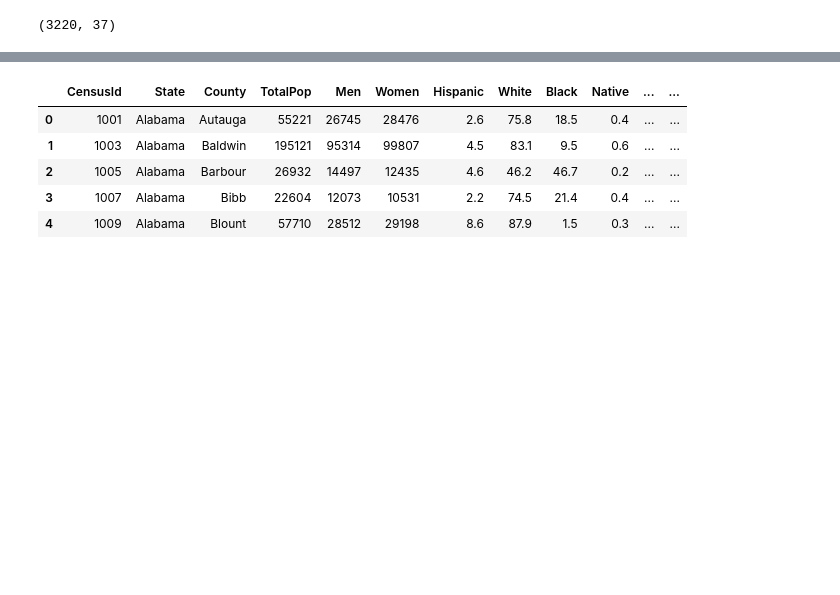
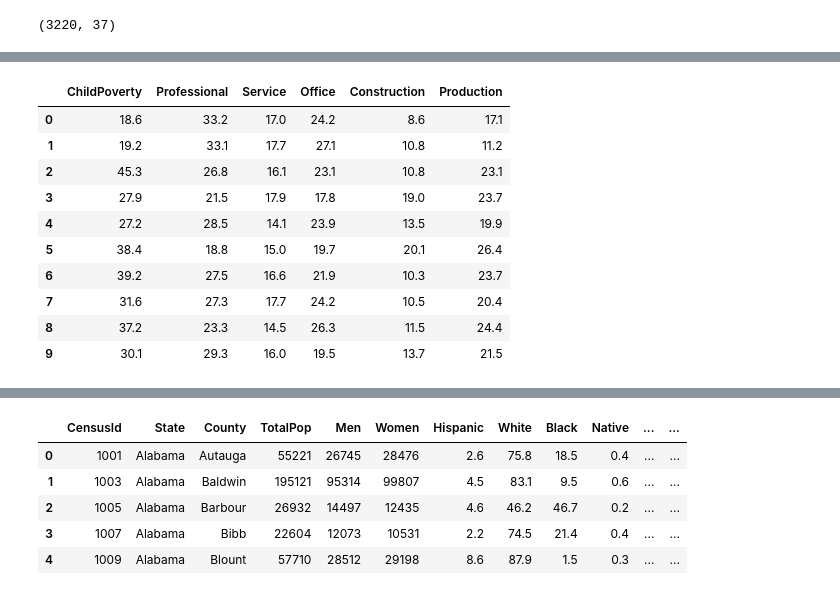
Before and after one commit to bimal-parajuli/data-visualization-us-demographics-dataset, a Jupyter notebook: Untitled.ipynb, the cells around one changed output, grey strips where cells are left out. Cells and saved outputs as stored; diff of their text form; code cells hidden in the pictures; blank space fills up the shorter version.

```diff
--- a/Untitled.ipynb
+++ b/Untitled.ipynb
@@ -23,3 +46,17 @@ county_data.shape
+# %%
+county_data.iloc[0:10,18:24]
+# %% [output]
+|  | ChildPoverty | Professional | Service | Office | Construction | Production |
+| 0 | 18.6 | 33.2 | 17.0 | 24.2 | 8.6 | 17.1 |
+| 1 | 19.2 | 33.1 | 17.7 | 27.1 | 10.8 | 11.2 |
+| 2 | 45.3 | 26.8 | 16.1 | 23.1 | 10.8 | 23.1 |
+| 3 | 27.9 | 21.5 | 17.9 | 17.8 | 19.0 | 23.7 |
+| 4 | 27.2 | 28.5 | 14.1 | 23.9 | 13.5 | 19.9 |
+| 5 | 38.4 | 18.8 | 15.0 | 19.7 | 20.1 | 26.4 |
+| 6 | 39.2 | 27.5 | 16.6 | 21.9 | 10.3 | 23.7 |
+| 7 | 31.6 | 27.3 | 17.7 | 24.2 | 10.5 | 20.4 |
+| 8 | 37.2 | 23.3 | 14.5 | 26.3 | 11.5 | 24.4 |
+| 9 | 30.1 | 29.3 | 16.0 | 19.5 | 13.7 | 21.5 |
 # %%
 state_code = pd.read_csv('../DataSet/state_codes.csv')
 state_code.shape
```
Also changed, not shown: parts of 31 cells of this notebook, 1 other file.
